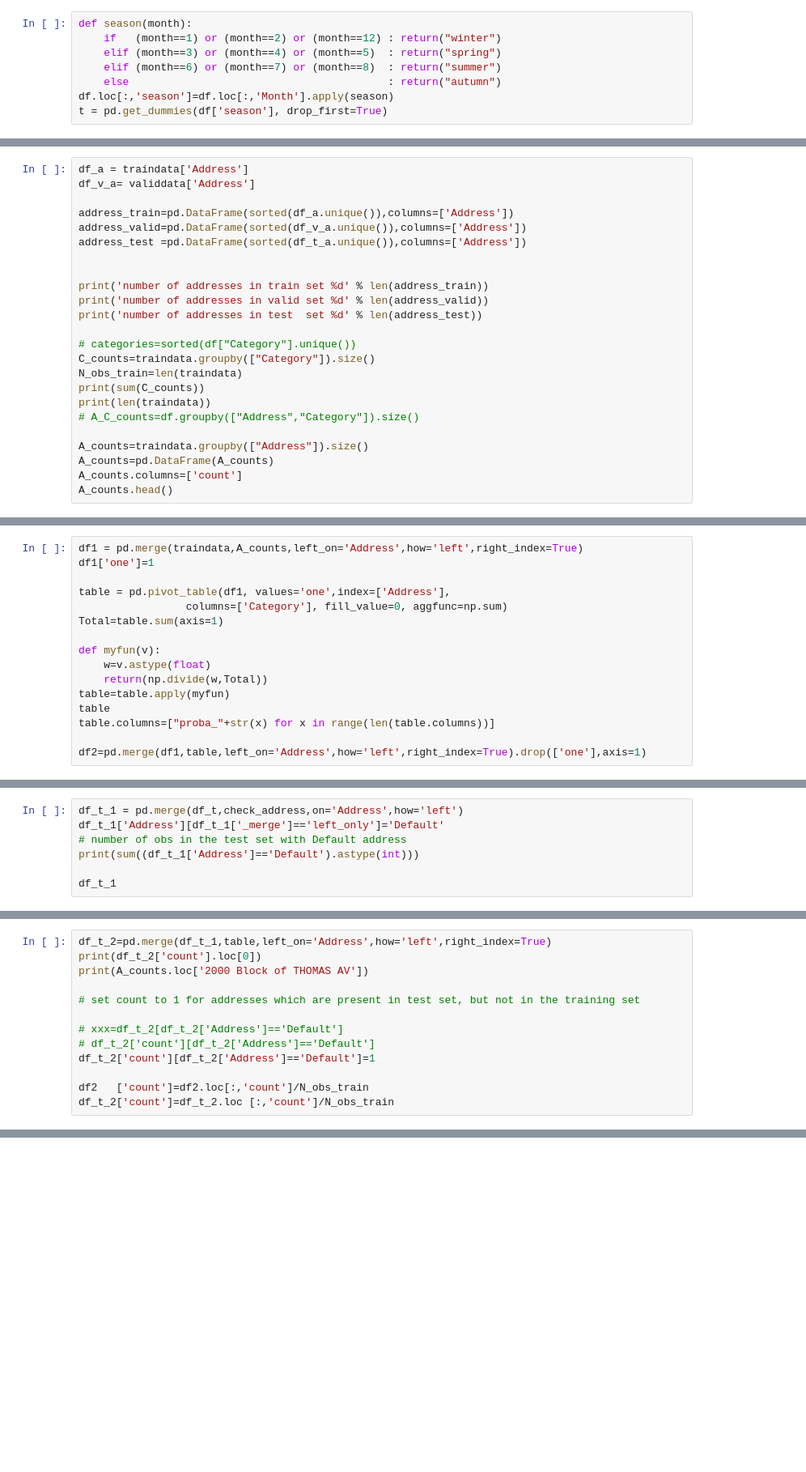
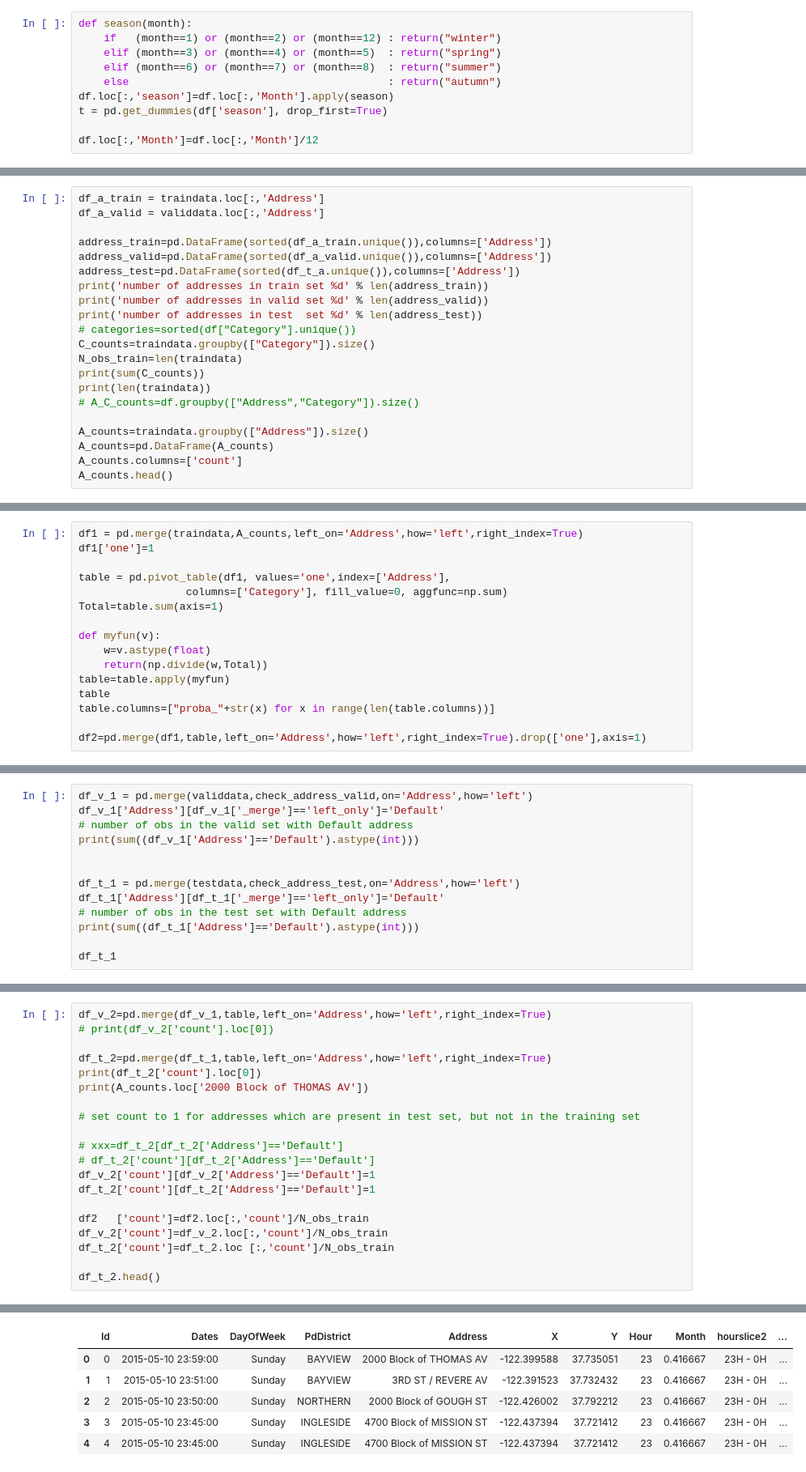
Before and after one commit to FaguiCurtain/Kaggle-SF, a Jupyter notebook: Kaggle_SF-version4.ipynb, the cells around one changed output, grey strips where cells are left out. Shown at 81% size. Cells and saved outputs as stored; diff of their text form; blank space fills up the shorter version.

```diff
--- a/Kaggle_SF-version4.ipynb
+++ b/Kaggle_SF-version4.ipynb
@@ -107,6 +223,8 @@ def season(month):
     else                                         : return("autumn")
 df.loc[:,'season']=df.loc[:,'Month'].apply(season)
 t = pd.get_dummies(df['season'], drop_first=True)
+
+df.loc[:,'Month']=df.loc[:,'Month']/12
 # %%
 df = pd.concat([df, x,y,z,t], axis=1)
 # %%
@@ -251,16 +411,13 @@ testdata = df_t
 # %%
-df_a = traindata['Address']
-df_v_a= validdata['Address']
+df_a_train = traindata.loc[:,'Address']
+df_a_valid = validdata.loc[:,'Address']
 
-address_train=pd.DataFrame(sorted(df_a.unique()),columns=['Address'])
-address_valid=pd.DataFrame(sorted(df_v_a.unique()),columns=['Address'])
-address_test =pd.DataFrame(sorted(df_t_a.unique()),columns=['Address'])
-
-
+address_train=pd.DataFrame(sorted(df_a_train.unique()),columns=['Address'])
+address_valid=pd.DataFrame(sorted(df_a_valid.unique()),columns=['Address'])
+address_test=pd.DataFrame(sorted(df_t_a.unique()),columns=['Address'])
 print('number of addresses in train set %d' % len(address_train))
 print('number of addresses in valid set %d' % len(address_valid))
 print('number of addresses in test  set %d' % len(address_test))
-
 # categories=sorted(df["Category"].unique())
 C_counts=traindata.groupby(["Category"]).size()
 N_obs_train=len(traindata)
@@ -308,5 +512,11 @@ table.tail()
 # %%
-df_t_1 = pd.merge(df_t,check_address,on='Address',how='left')
+df_v_1 = pd.merge(validdata,check_address_valid,on='Address',how='left')
+df_v_1['Address'][df_v_1['_merge']=='left_only']='Default'
+# number of obs in the valid set with Default address
+print(sum((df_v_1['Address']=='Default').astype(int)))
+
+
+df_t_1 = pd.merge(testdata,check_address_test,on='Address',how='left')
 df_t_1['Address'][df_t_1['_merge']=='left_only']='Default'
 # number of obs in the test set with Default address
 print(sum((df_t_1['Address']=='Default').astype(int)))
@@ -315,4 +553,7 @@ df_t_1
 # %%
+df_v_2=pd.merge(df_v_1,table,left_on='Address',how='left',right_index=True)
+# print(df_v_2['count'].loc[0])
+
 df_t_2=pd.merge(df_t_1,table,left_on='Address',how='left',right_index=True)
 print(df_t_2['count'].loc[0])
 print(A_counts.loc['2000 Block of THOMAS AV'])
@@ -321,7 +562,12 @@ print(A_counts.loc['2000 Block of THOMAS AV'])
 
 # xxx=df_t_2[df_t_2['Address']=='Default']
 # df_t_2['count'][df_t_2['Address']=='Default']
+df_v_2['count'][df_v_2['Address']=='Default']=1
 df_t_2['count'][df_t_2['Address']=='Default']=1
 
 df2   ['count']=df2.loc[:,'count']/N_obs_train
+df_v_2['count']=df_v_2.loc[:,'count']/N_obs_train
 df_t_2['count']=df_t_2.loc [:,'count']/N_obs_train
+
+df_t_2.head()
+# %% [output]
@@ -327,0 +583,6 @@ df_t_2['count']=df_t_2.loc [:,'count']/N_obs_train
+|  | Id | Dates | DayOfWeek | PdDistrict | Address | X | Y | Hour | Month | hourslice2 | ... |
+| 0 | 0 | 2015-05-10 23:59:00 | Sunday | BAYVIEW | 2000 Block of THOMAS AV | -122.399588 | 37.735051 | 23 | 0.416667 | 23H - 0H | ... |
+| 1 | 1 | 2015-05-10 23:51:00 | Sunday | BAYVIEW | 3RD ST / REVERE AV | -122.391523 | 37.732432 | 23 | 0.416667 | 23H - 0H | ... |
+| 2 | 2 | 2015-05-10 23:50:00 | Sunday | NORTHERN | 2000 Block of GOUGH ST | -122.426002 | 37.792212 | 23 | 0.416667 | 23H - 0H | ... |
+| 3 | 3 | 2015-05-10 23:45:00 | Sunday | INGLESIDE | 4700 Block of MISSION ST | -122.437394 | 37.721412 | 23 | 0.416667 | 23H - 0H | ... |
+| 4 | 4 | 2015-05-10 23:45:00 | Sunday | INGLESIDE | 4700 Block of MISSION ST | -122.437394 | 37.721412 | 23 | 0.416667 | 23H - 0H | ... |
```
Also changed, not shown: parts of 49 cells of this notebook.
